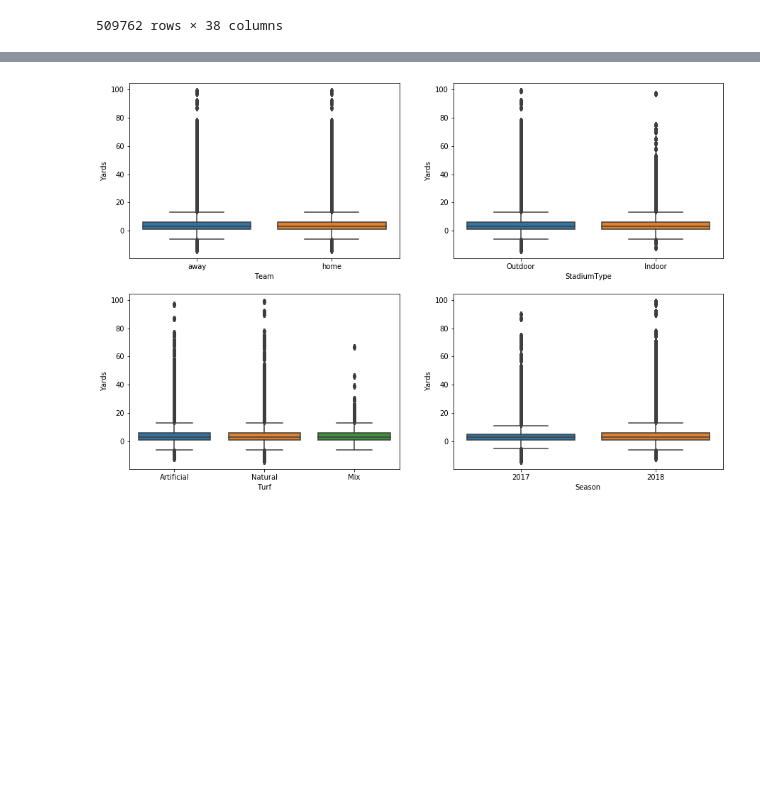
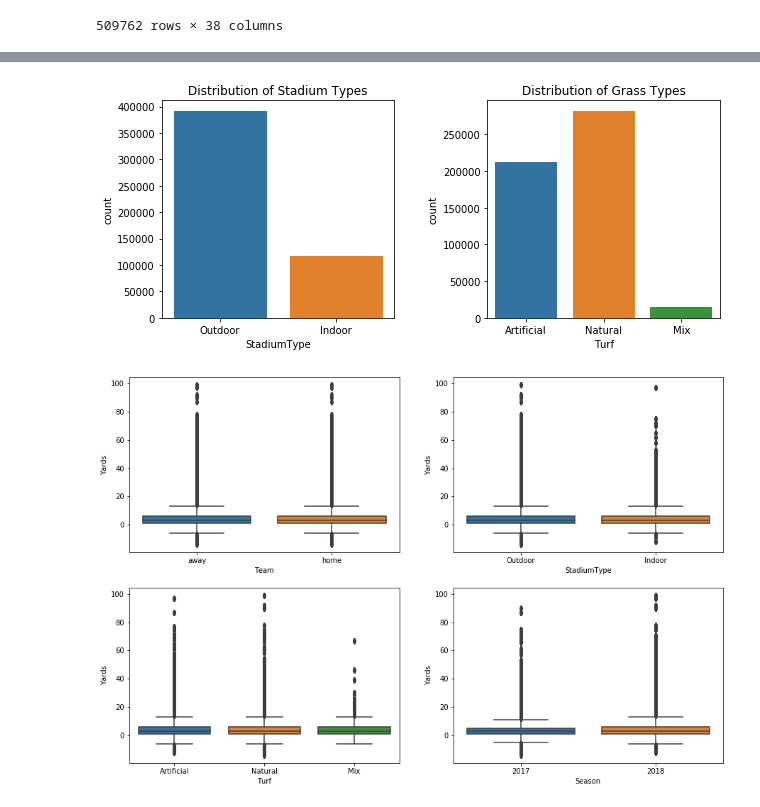
Before and after one commit to sharonk515/NFL_yards_gained, a Jupyter notebook: nfl_data_clean.ipynb, the cells around one changed output, grey strips where cells are left out. Saved outputs shown, nothing was run; the diff lists cells and outputs as text; code cells hidden in the pictures; blank space fills up the shorter version.

```diff
--- a/nfl_data_clean.ipynb
+++ b/nfl_data_clean.ipynb
@@ -325,3 +437,12 @@ plt.title('Distribution of Stadium Types');
+# %%
+fig, axes = plt.subplots(1, 2, figsize=(10, 4))
+plt.subplots_adjust(wspace=0.4)
+sns.countplot(nfl.StadiumType, ax=axes[0])
+sns.countplot(nfl.Turf, ax=axes[1])
+axes[0].set_title('Distribution of Stadium Types')
+axes[1].set_title('Distribution of Grass Types');
+# %% [output]
+[figure, added]
 # %%
 fig, axes = plt.subplots(2, 2, figsize=(15, 10))
 sns.boxplot(nfl.Team, nfl.Yards, ax=axes[0, 0])
```
Also changed, not shown: parts of 19 cells of this notebook.
